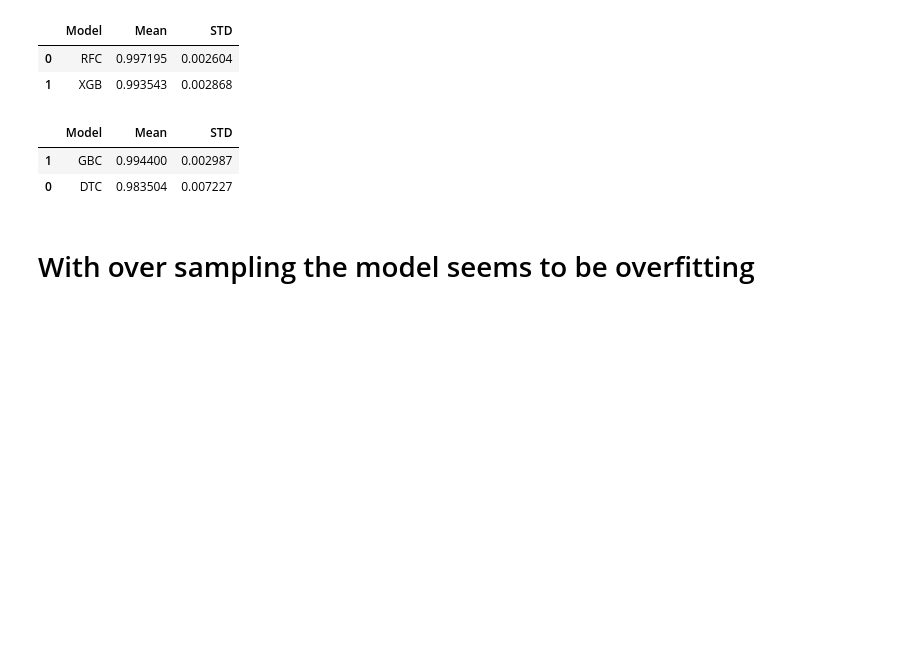
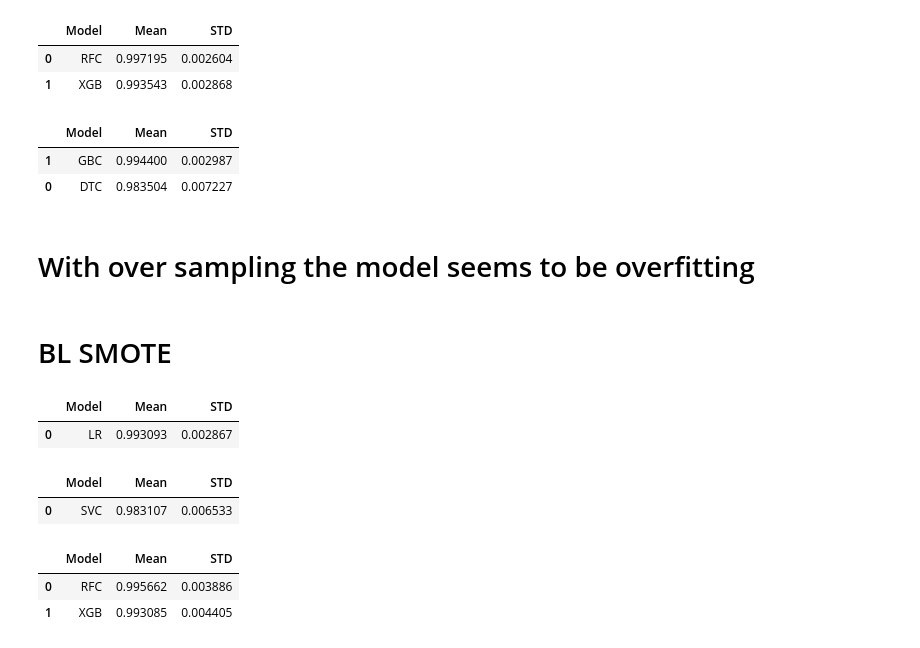
Before and after one commit to MaukanMir/AIRBNB-Las_vegas-Listing, a Jupyter notebook: training.ipynb, the cells around one changed output. Cells and saved outputs as stored; diff of their text form; code cells hidden in the pictures; blank space fills up the shorter version.

Commit message:
added new models

```diff
--- a/training.ipynb
+++ b/training.ipynb
@@ -404,3 +404,30 @@ testing_selected_models(names, models, X_smote, y_smote)
 | 0 | DTC | 0.983504 | 0.007227 |
 # %% [markdown]
 # With over sampling the model seems to be overfitting
+# %% [markdown]
+# BL SMOTE
+# %%
+X_bl_smote, y_bl_smote = get_over_sampling_methods(features, y, "BL-SMOTE")
+# %%
+
+names = ['LR']
+models = get_selected_models(names)
+testing_selected_models(names, models, X_bl_smote, y_bl_smote)
+# %% [output]
+|  | Model | Mean | STD |
+| 0 | LR | 0.993093 | 0.002867 |
+# %%
+names = ['SVC']
+models = get_selected_models(names)
+testing_selected_models(names, models, X_bl_smote, y_bl_smote)
+# %% [output]
+|  | Model | Mean | STD |
+| 0 | SVC | 0.983107 | 0.006533 |
+# %%
+names = ['RFC', "XGB"]
+models = get_selected_models(names)
+testing_selected_models(names, models, X_bl_smote, y_bl_smote)
+# %% [output]
+|  | Model | Mean | STD |
+| 0 | RFC | 0.995662 | 0.003886 |
+| 1 | XGB | 0.993085 | 0.004405 |
```
